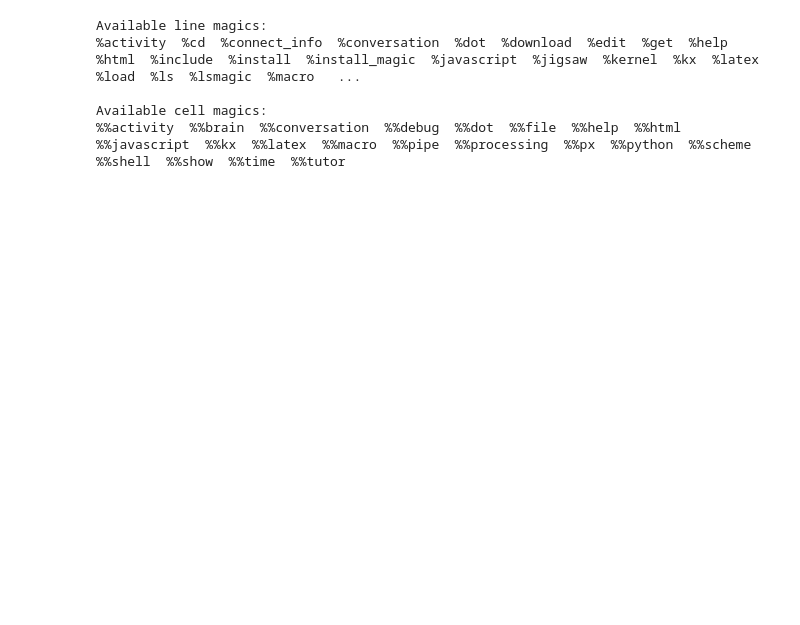
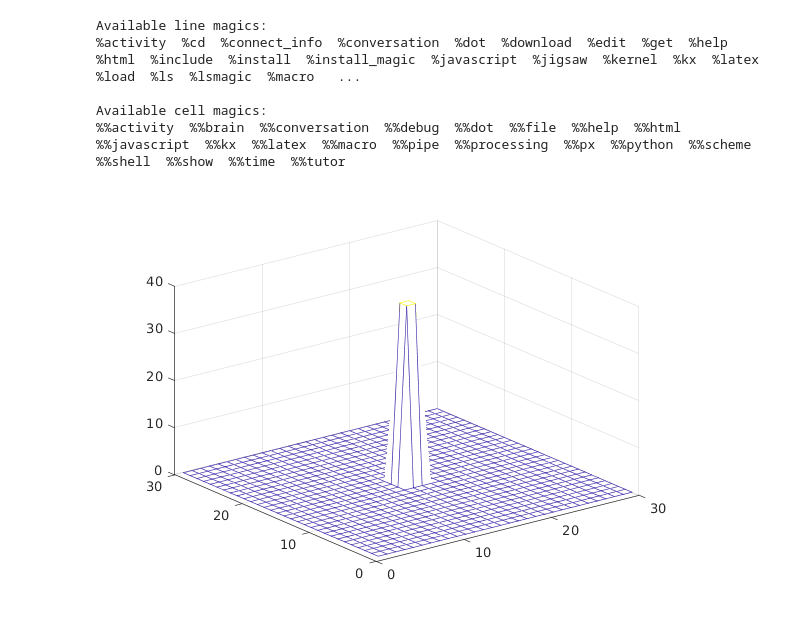
Before and after one commit to denphi/jupyter_notebook_examples, a Jupyter notebook: examples/matlab/matlab_2.ipynb, the cells around one changed output. Cells and saved outputs as stored; diff of their text form; code cells hidden in the pictures; blank space fills up the shorter version.

```diff
--- a/examples/matlab/matlab_2.ipynb
+++ b/examples/matlab/matlab_2.ipynb
@@ -76,0 +81,4 @@ Available cell magics:
+# %%
+mesh(mymesh)
+# %% [output]
+[figure, added]
```
Also changed, not shown: parts of 3 cells of this notebook, 22 other files.
